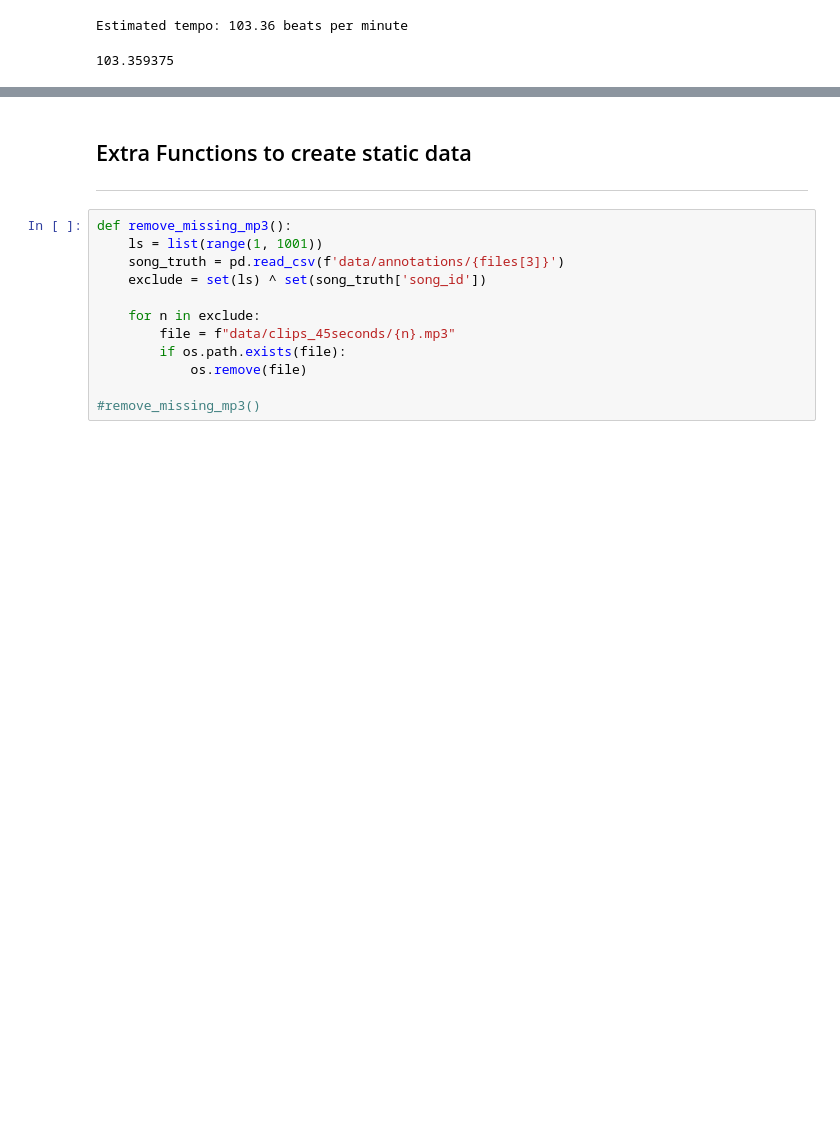
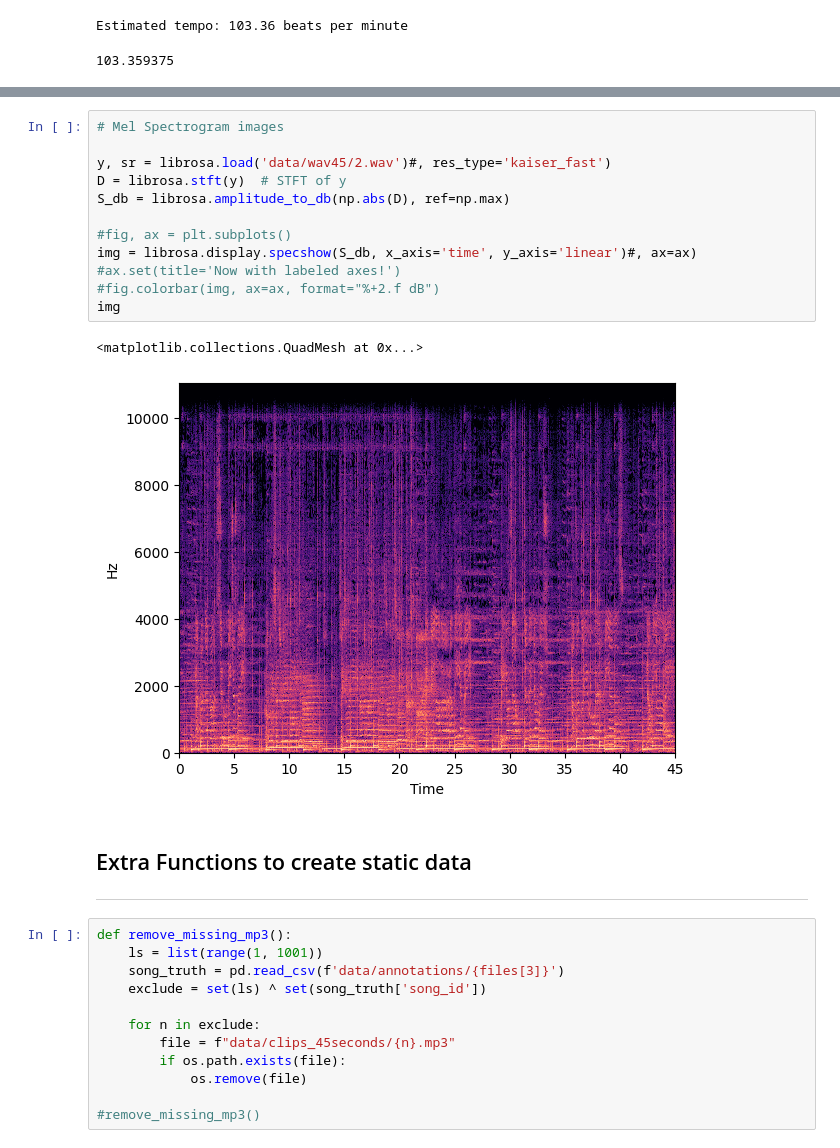
Before and after one commit to ty-martz/audiologic, a Jupyter notebook: eda.ipynb, the cells around one changed output, grey strips where cells are left out. Cells and saved outputs as stored; diff of their text form; blank space fills up the shorter version.

```diff
--- a/eda.ipynb
+++ b/eda.ipynb
@@ -230,3 +239,18 @@ Estimated tempo: 103.36 beats per minute
+# %%
+# Mel Spectrogram images
+
+y, sr = librosa.load('data/wav45/2.wav')#, res_type='kaiser_fast')
+D = librosa.stft(y)  # STFT of y
+S_db = librosa.amplitude_to_db(np.abs(D), ref=np.max)
+
+#fig, ax = plt.subplots()
+img = librosa.display.specshow(S_db, x_axis='time', y_axis='linear')#, ax=ax)
+#ax.set(title='Now with labeled axes!')
+#fig.colorbar(img, ax=ax, format="%+2.f dB")
+img
+# %% [output]
+<matplotlib.collections.QuadMesh at 0x...>
+[figure, added]
 # %% [markdown]
 ## Extra Functions to create static data
 ---
```
Also changed, not shown: parts of 10 cells of this notebook.
